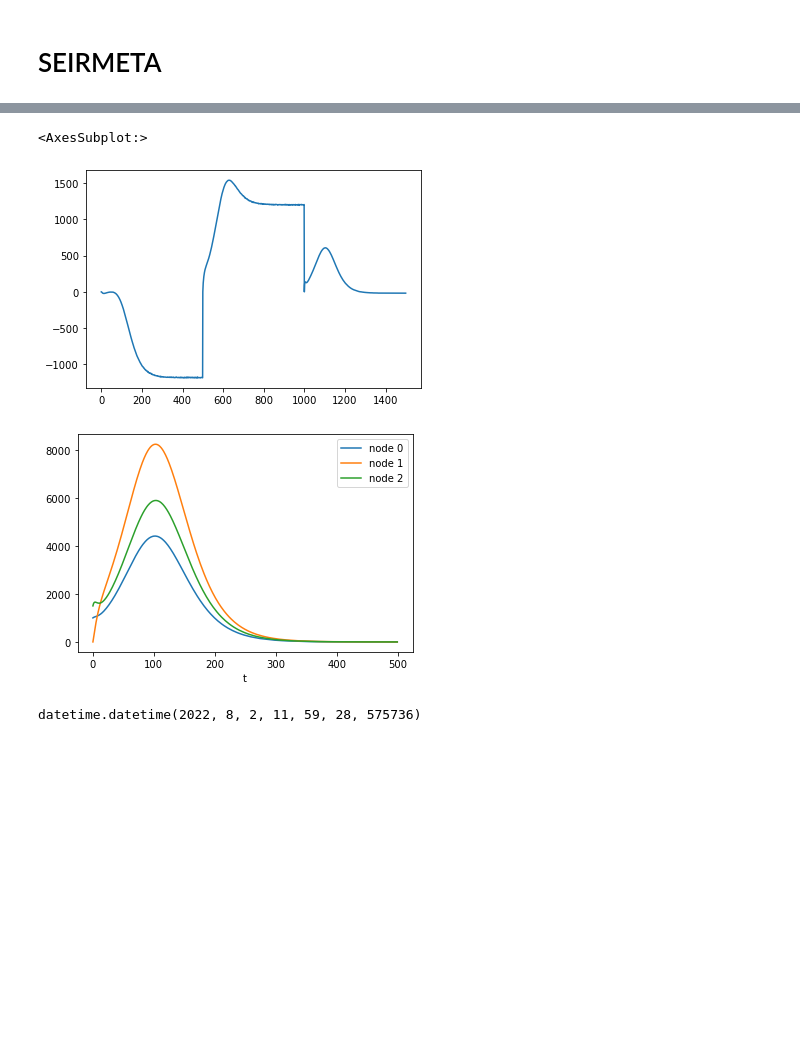
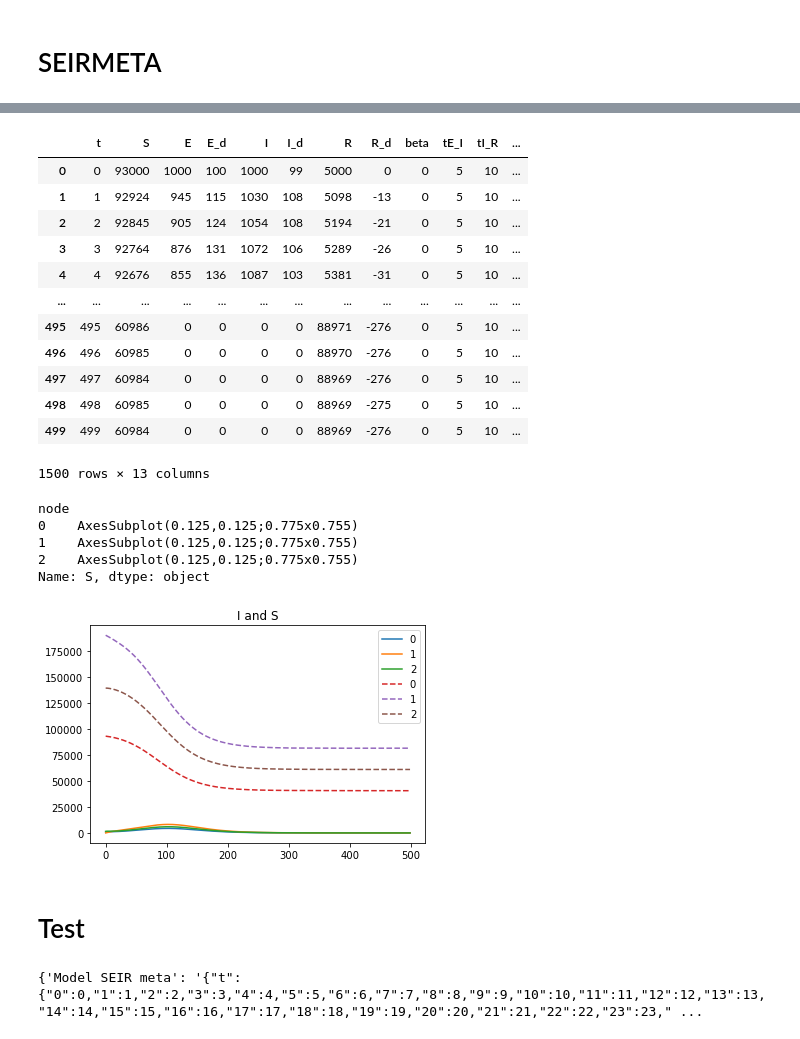
Before and after one commit to DLab/covid19geomodeller, a Jupyter notebook: backend/backend_meta_test.ipynb, the cells around one changed output, grey strips where cells are left out. Cells and saved outputs as stored; diff of their text form; code cells hidden in the pictures; blank space fills up the shorter version.

```diff
--- a/backend/backend_meta_test.ipynb
+++ b/backend/backend_meta_test.ipynb
@@ -111,2 +111,4 @@ print(dictFromServer)
+# %%
+response = dictFromServer
 # %%
-response = json.loads(dictFromServer['results']['model2'])
+response['results']['model2']
@@ -135,0 +117,2 @@ responsedf = pd.DataFrame(response)
+# %%
+json.loads(response['results']['model2'])['0']
@@ -136,11 +137,22 @@ responsedf = pd.DataFrame(response)
+# %%
+# Working with pandas dataframe}
+aux = []
+for key in json.loads(response['results']['model2']).keys():
+    aux.append(pd.DataFrame(json.loads(response['results']['model2'])[key]))
+responsedf = pd.concat(aux)
 # %%
-responsedf['R_d'].plot()
+responsedf
 # %% [output]
+|  | t | S | E | E_d | I | I_d | R | R_d | beta | tE_I | tI_R | ... |
+| 0 | 0 | 93000 | 1000 | 100 | 1000 | 99 | 5000 | 0 | 0 | 5 | 10 | ... |
+| 1 | 1 | 92924 | 945 | 115 | 1030 | 108 | 5098 | -13 | 0 | 5 | 10 | ... |
+| 2 | 2 | 92845 | 905 | 124 | 1054 | 108 | 5194 | -21 | 0 | 5 | 10 | ... |
+| 3 | 3 | 92764 | 876 | 131 | 1072 | 106 | 5289 | -26 | 0 | 5 | 10 | ... |
+| 4 | 4 | 92676 | 855 | 136 | 1087 | 103 | 5381 | -31 | 0 | 5 | 10 | ... |
+| ... | ... | ... | ... | ... | ... | ... | ... | ... | ... | ... | ... | ... |
+| 495 | 495 | 60986 | 0 | 0 | 0 | 0 | 88971 | -276 | 0 | 5 | 10 | ... |
+| 496 | 496 | 60985 | 0 | 0 | 0 | 0 | 88970 | -276 | 0 | 5 | 10 | ... |
+| 497 | 497 | 60984 | 0 | 0 | 0 | 0 | 88969 | -276 | 0 | 5 | 10 | ... |
+| 498 | 498 | 60985 | 0 | 0 | 0 | 0 | 88969 | -275 | 0 | 5 | 10 | ... |
+| 499 | 499 | 60984 | 0 | 0 | 0 | 0 | 88969 | -276 | 0 | 5 | 10 | ... |
-<AxesSubplot:>
+1500 rows × 13 columns
-[figure, removed]
-# %%
-ax = plt.gca()
-for i in range(len(responsedf['node'].drop_duplicates())):
-    responsedf.loc[responsedf['node']==i].plot(x = 't',y='I',ax=ax,label='node '+str(i))
-# %% [output]
-[figure, removed]
@@ -149,4 +159,14 @@ import datetime
-# %%
-datetime.datetime.now() + datetime.timedelta(days=4,hours=16,minutes=19)
-# %% [output]
-datetime.datetime(2022, 8, 2, 11, 59, 28, 575736)
+# %%
+variable = 'I'
+responsedf.groupby(by='node',axis=0)[variable].plot(legend=True,title=str(variable))
+variable2 = 'S'
+responsedf.groupby(by='node',axis=0)[variable2].plot(legend=True,title=str(variable + ' and ' + variable2),linestyle='dashed')
+# %% [output]
+node
+0    AxesSubplot(0.125,0.125;0.775x0.755)
+1    AxesSubplot(0.125,0.125;0.775x0.755)
+2    AxesSubplot(0.125,0.125;0.775x0.755)
+Name: S, dtype: object
+[figure, added]
+# %% [markdown]
+# Test
@@ -152,0 +260,4 @@ datetime.datetime(2022, 8, 2, 11, 59, 28, 575736)
+# %%
+dictFromServer['global_results']
+# %% [output]
+{'Model SEIR meta': '{"t":{"0":0,"1":1,"2":2,"3":3,"4":4,"5":5,"6":6,"7":7,"8":8,"9":9,"10":10,"11":11,"12":12,"13":13,"14":14,"15":15,"16":16,"17":17,"18":18,"19":19,"20":20,"21":21,"22":22,"23":23," ...
```
Also changed, not shown: parts of 8 cells of this notebook, 2 other files.
